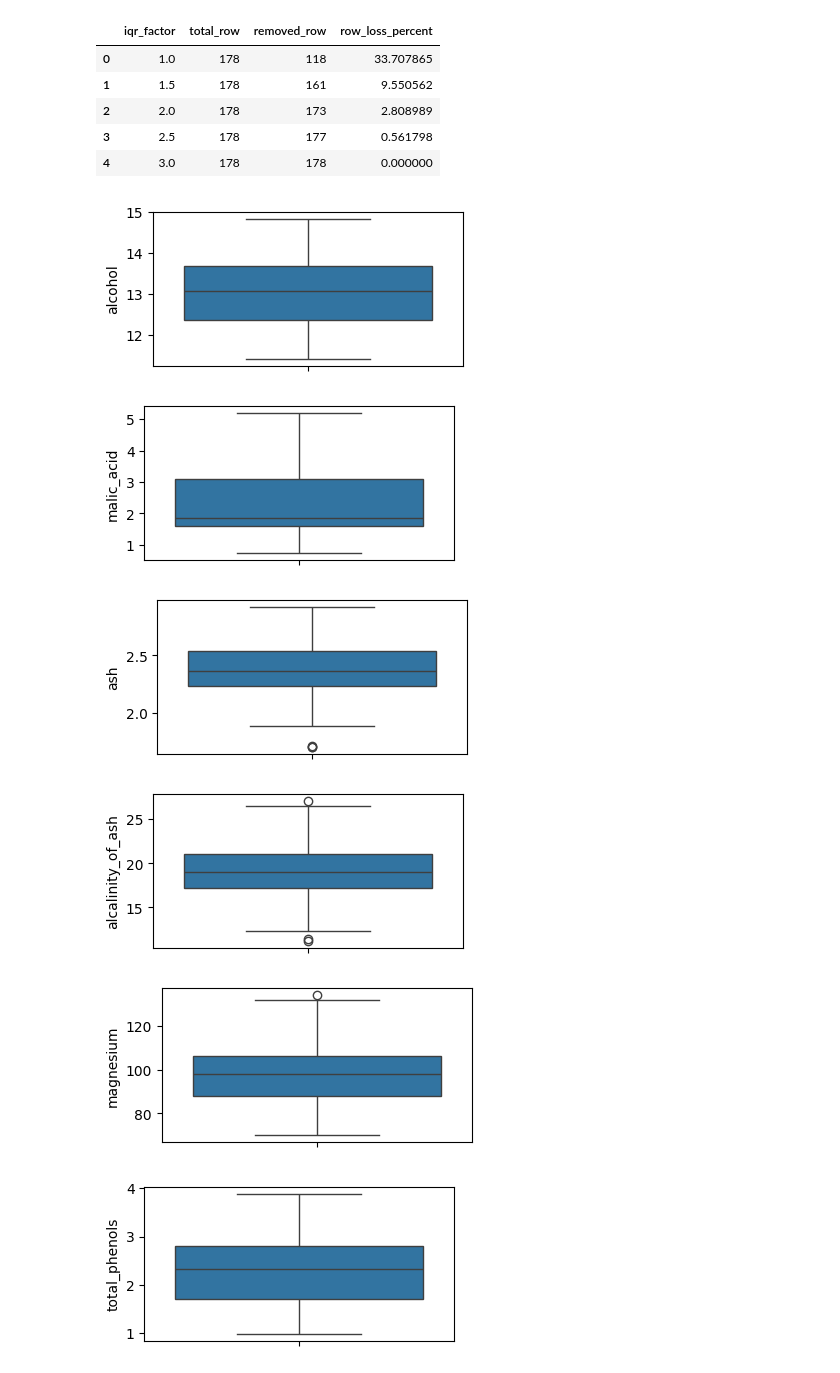
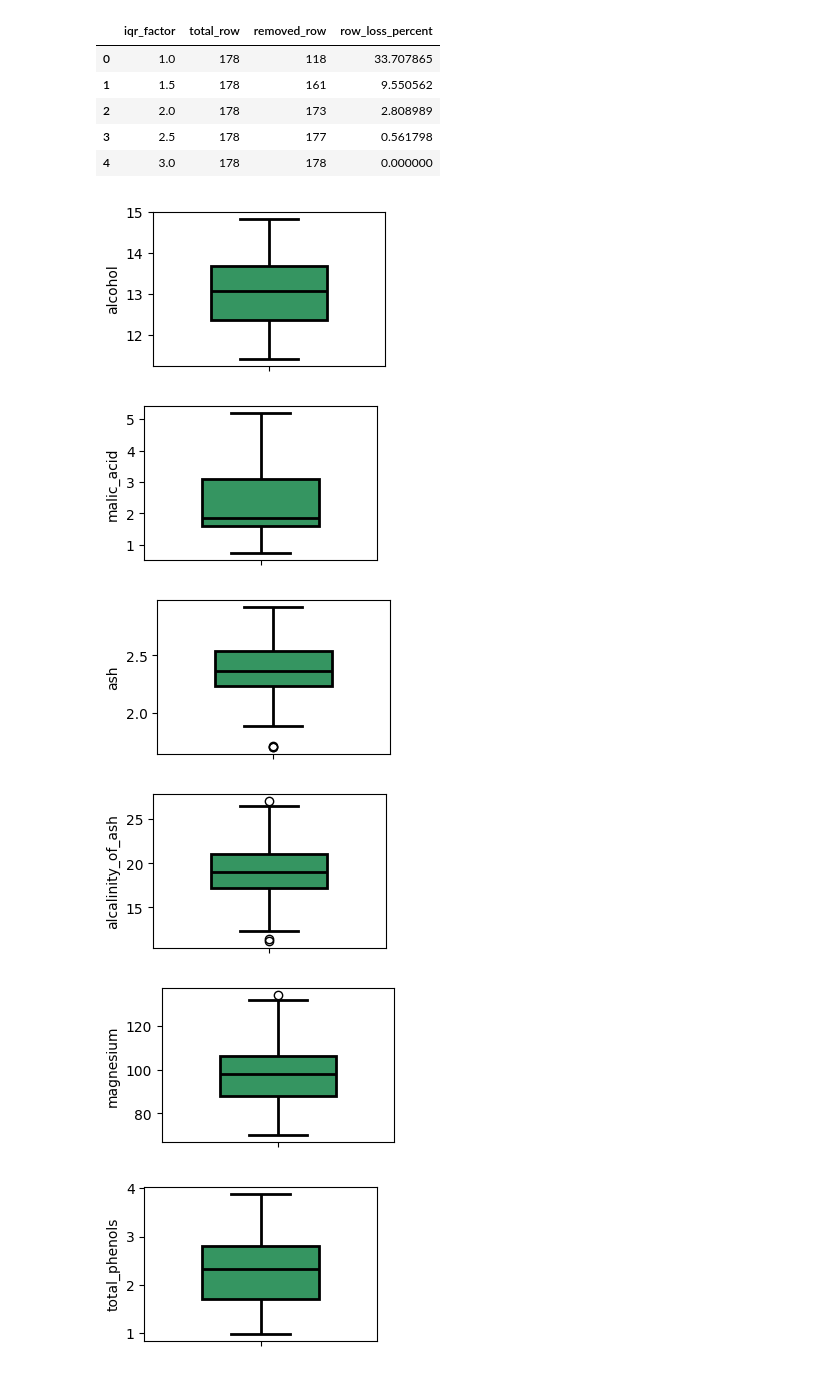
Before and after one commit to Md-Maruf-1727/Machine-Learning-Algorithms, a Jupyter notebook: Unsupervised/K Means Clustering/on wine dataset/code.ipynb, the cells around one changed output. Saved outputs shown, nothing was run; the diff lists cells and outputs as text; code cells hidden in the pictures.

```diff
--- a/Unsupervised/K Means Clustering/on wine dataset/code.ipynb
+++ b/Unsupervised/K Means Clustering/on wine dataset/code.ipynb
@@ -136,18 +136,24 @@ df_out
 # %%
 # Purpose: Visualize the distribution of each column in the DataFrame using boxplots to detect outliers
 
 # Loop through each column in the DataFrame
 for col3 in df.columns:
     # Create a new figure for each boxplot with specified size
-    plt.figure(figsize=(4,2))
+    plt.figure(figsize=(3,2))
     # Draw a boxplot for the current column
-    sns.boxplot(df[col3])
+    sns.boxplot(
+        df[col3],
+        color="#25A55FFF",
+        linewidth=2,
+        linecolor="#000000FF",
+        width= 0.5
+    )
     # Display the boxplot
     plt.show()
 # %% [output]
-[figure, old version]
+[figure, new version]
-[figure, old version]
+[figure, new version]
-[figure, old version]
+[figure, new version]
-[figure, old version]
+[figure, new version]
-[figure, old version]
+[figure, new version]
-[figure, old version]
+[figure, new version]
```
Also changed, not shown: parts of 3 cells of this notebook.
